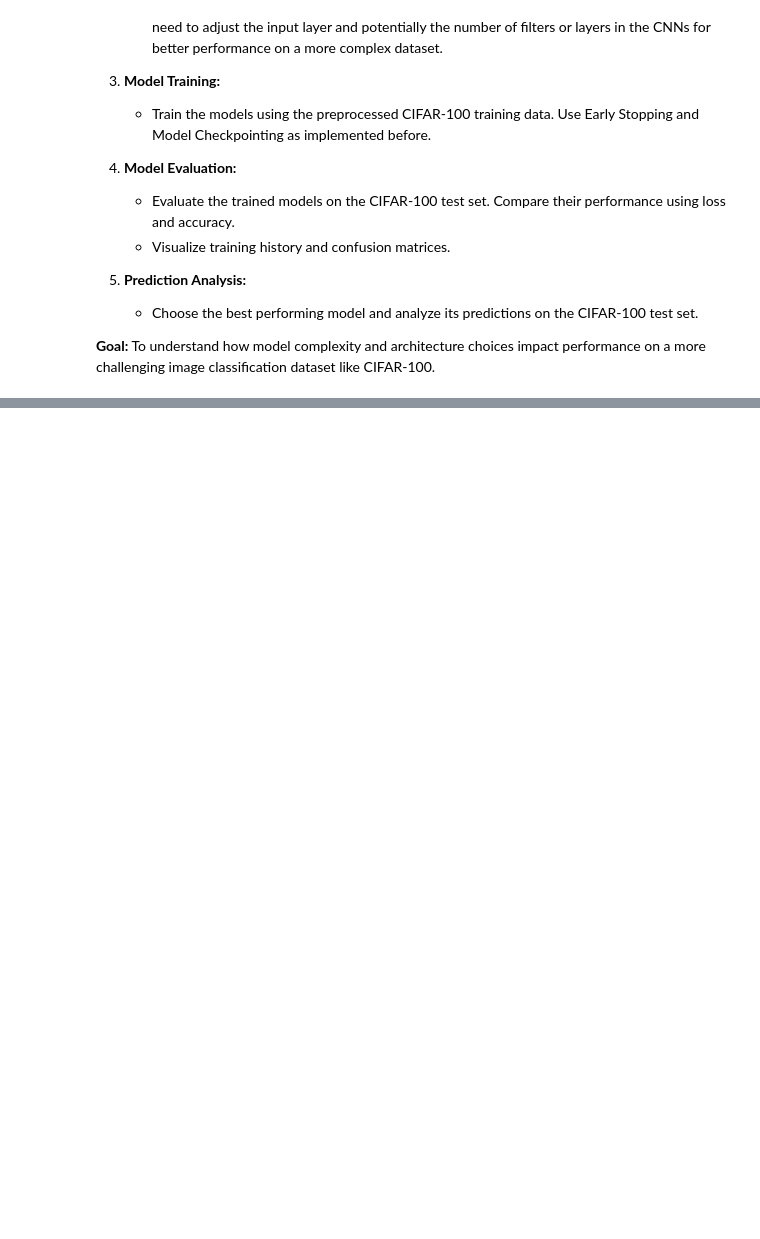
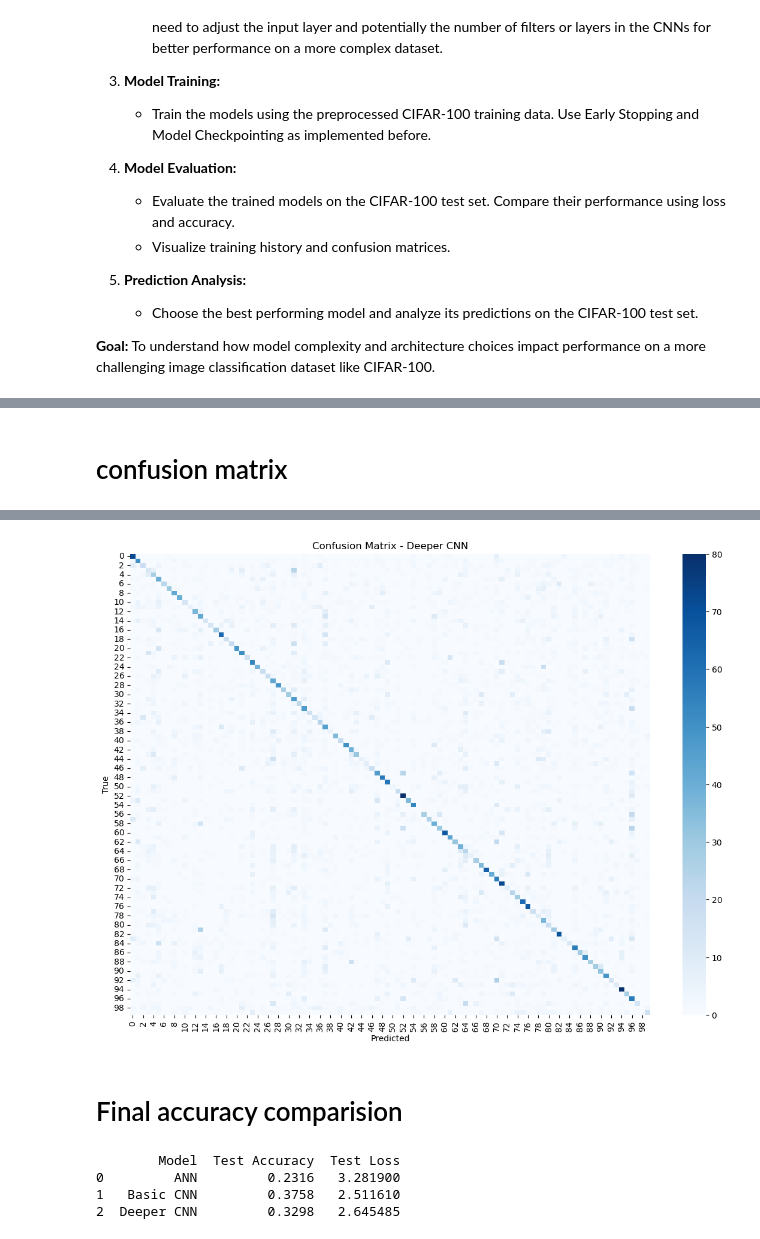
Before and after one commit to iroshankumar/21days21projects, a Jupyter notebook: 8_Vision_AI_Fundamentals_Building_a_Digit_Recognizer_from_Scratch.ipynb, the cells around one changed output, grey strips where cells are left out. Drawn from its saved outputs; the diff is of its cells as text; code cells hidden in the pictures; blank space fills up the shorter version.

```diff
--- a/8_Vision_AI_Fundamentals_Building_a_Digit_Recognizer_from_Scratch.ipynb
+++ b/8_Vision_AI_Fundamentals_Building_a_Digit_Recognizer_from_Scratch.ipynb
@@ -784,0 +873,6 @@ CIFAR-100 Testing labels shape: (10000, 1)
+# %%
+early_stopping = keras.callbacks.EarlyStopping(monitor='val_loss', patience=5, restore_best_weights=True)
+
+callbacks_ann = [early_stopping, keras.callbacks.ModelCheckpoint('best_ann_cifar100.weights.h5', save_best_only=True, save_weights_only=True)]
+callbacks_basic = [early_stopping, keras.callbacks.ModelCheckpoint('best_basic_cnn_cifar100.weights.h5', save_best_only=True, save_weights_only=True)]
+callbacks_deep = [early_stopping, keras.callbacks.ModelCheckpoint('best_deeper_cnn_cifar100.weights.h5', save_best_only=True, save_weights_only=True)]
@@ -784,0 +967,8 @@ CIFAR-100 Testing labels shape: (10000, 1)
+# %%
+ann_model.load_weights('best_ann_cifar100.weights.h5')
+basic_cnn_model.load_weights('best_basic_cnn_cifar100.weights.h5')
+deeper_cnn_model.load_weights('best_deeper_cnn_cifar100.weights.h5')
+
+loss_ann, acc_ann = ann_model.evaluate(cifar100_test_images, cifar100_test_labels_one_hot)
+loss_basic, acc_basic = basic_cnn_model.evaluate(cifar100_test_images, cifar100_test_labels_one_hot)
+loss_deep, acc_deep = deeper_cnn_model.evaluate(cifar100_test_images, cifar100_test_labels_one_hot)
@@ -784,0 +1007,19 @@ CIFAR-100 Testing labels shape: (10000, 1)
+# %% [markdown]
+# confusion matrix
+# %%
+best_model = deeper_cnn_model  # Or choose based on accuracy
+
+
+
+preds = best_model.predict(cifar100_test_images)
+y_true = cifar100_test_labels.flatten()
+y_pred = np.argmax(preds, axis=1)
+
+cm = confusion_matrix(y_true, y_pred)
+plt.figure(figsize=(14, 10))
+sns.heatmap(cm, cmap="Blues")
+plt.title("Confusion Matrix - Deeper CNN")
+plt.xlabel("Predicted")
+plt.ylabel("True")
+plt.show()
+# %% [output]
@@ -784,0 +1027,15 @@ CIFAR-100 Testing labels shape: (10000, 1)
+[figure, added]
+# %% [markdown]
+# Final accuracy comparision
+# %%
+performance_df = pd.DataFrame({
+    "Model": ["ANN", "Basic CNN", "Deeper CNN"],
+    "Test Accuracy": [acc_ann, acc_basic, acc_deep],
+    "Test Loss": [loss_ann, loss_basic, loss_deep]
+})
+print(performance_df)
+# %% [output]
+        Model  Test Accuracy  Test Loss
+0         ANN         0.2316   3.281900
+1   Basic CNN         0.3758   2.511610
+2  Deeper CNN         0.3298   2.645485
```
Also changed, not shown: parts of 18 cells of this notebook, 3 other files.
